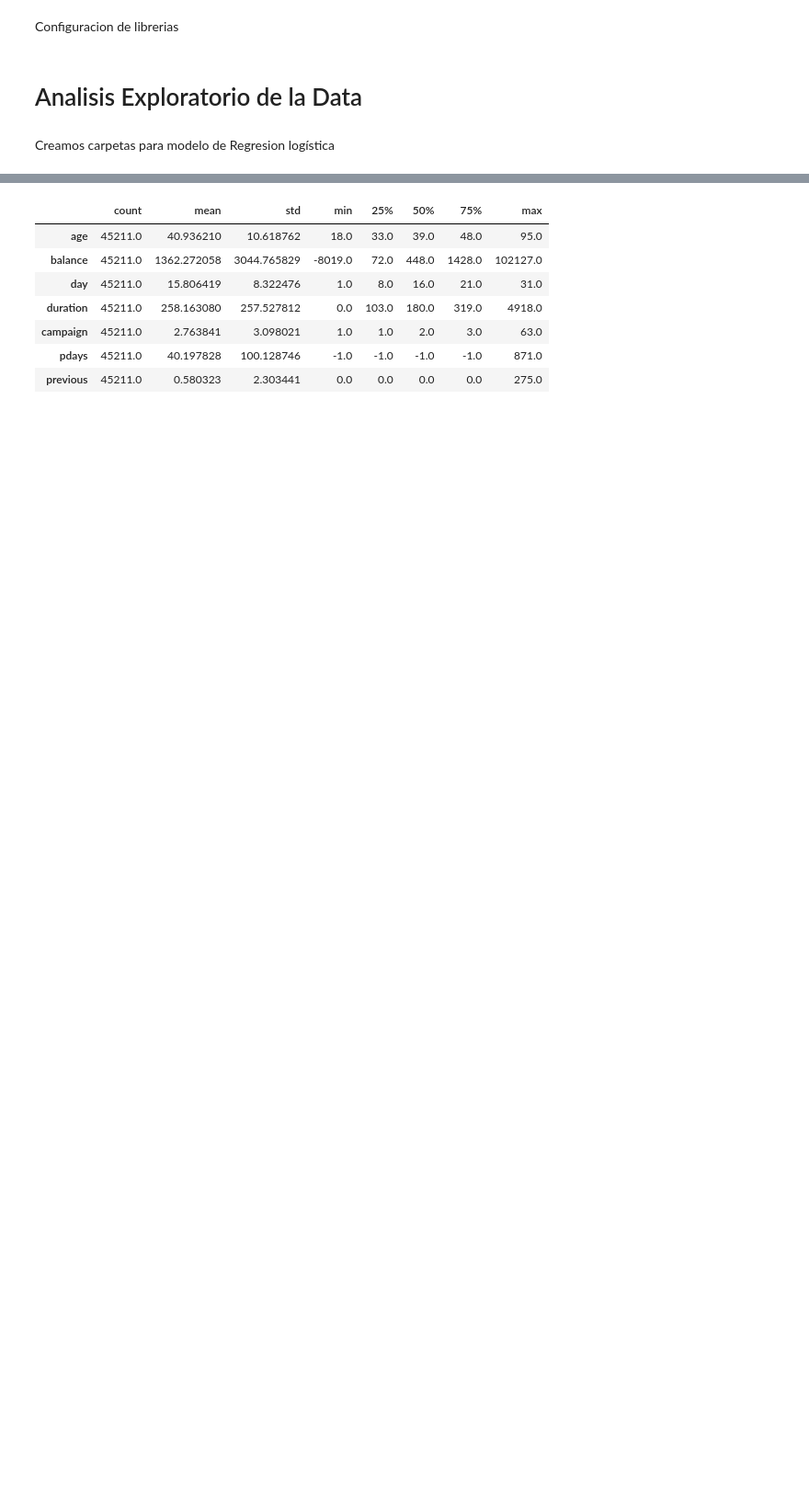
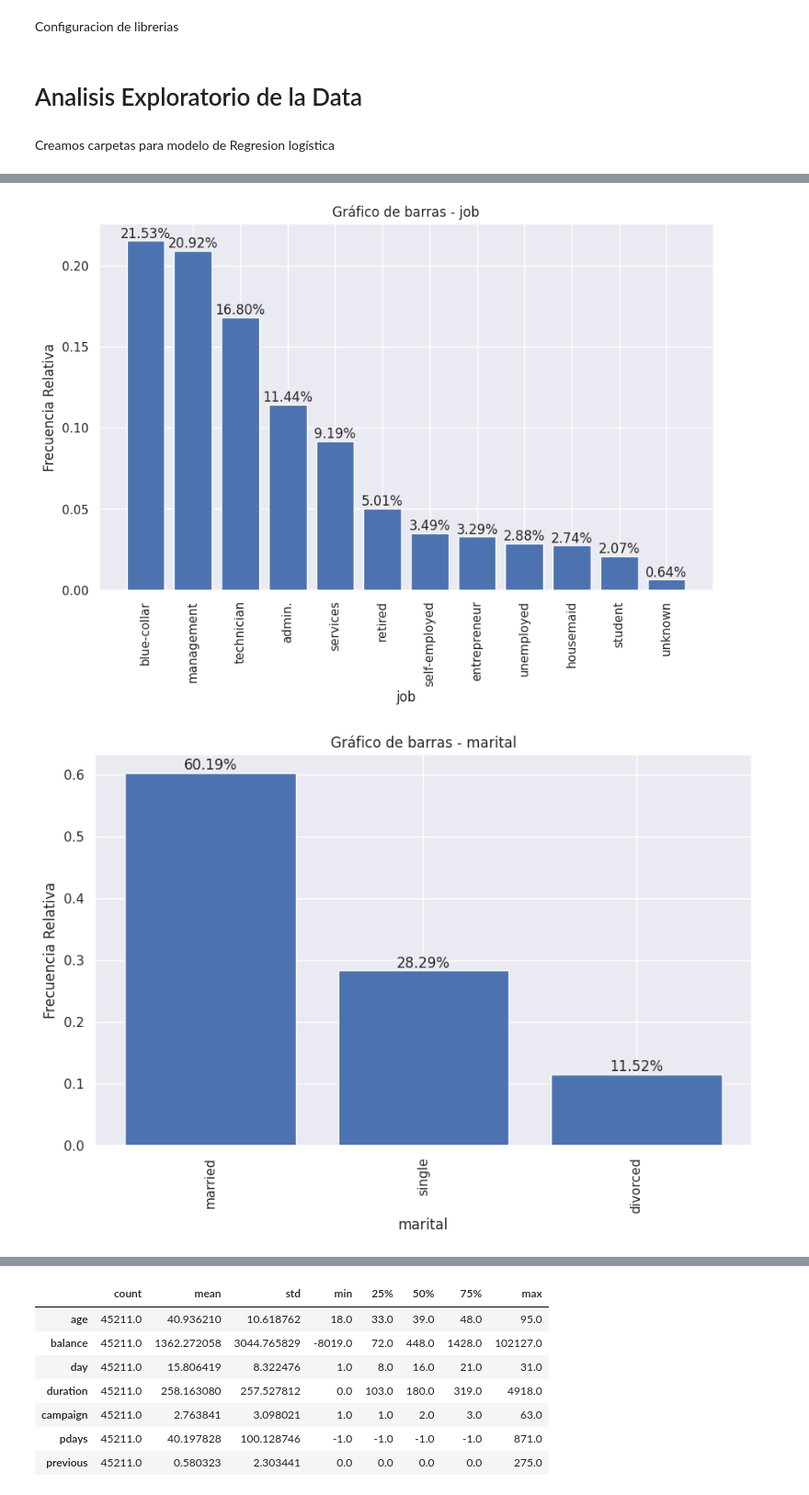
Before and after one commit to jdug1981/proyecto_final, a Jupyter notebook: ProyectoFinal_Martin.ipynb, the cells around one changed output, grey strips where cells are left out. Shown: that part at 92% size. Saved outputs shown, nothing was run; the diff lists cells and outputs as text; code cells hidden in the pictures; blank space fills up the shorter version.

```diff
--- a/ProyectoFinal_Martin.ipynb
+++ b/ProyectoFinal_Martin.ipynb
@@ -147,0 +139,22 @@ categorical_columns.describe().transpose()
+# %%
+# Aplicar el mapeo a la variable categórica
+pddf['y'] = pddf['y'].map({'yes': 1, 'no': 0})
+# %%
+
+for column in categorical_columns:
+    category_counts = pddf[column].value_counts(normalize=True)  # Calcular las frecuencias relativas
+    plt.figure(figsize=(10, 6))
+    plt.bar(category_counts.index, category_counts.values)
+    plt.xlabel(column)
+    plt.ylabel('Frecuencia Relativa')
+    plt.title(f"Gráfico de barras - {column}")
+    plt.xticks(rotation=90)
+
+    # Mostrar las frecuencias relativas en las etiquetas de las barras
+    for i, v in enumerate(category_counts.values):
+        plt.text(i, v, f'{v:.2%}', ha='center', va='bottom')
+
+    plt.show()
+# %% [output]
+[figure, added]
+[figure, added]
```
Also changed, not shown: parts of 6 cells of this notebook.
